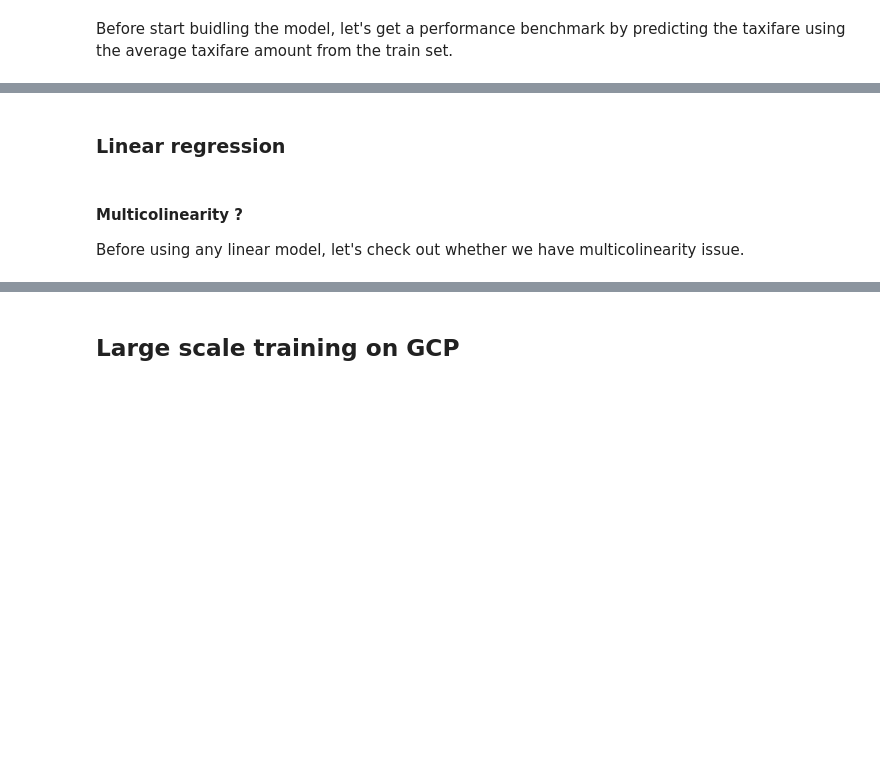
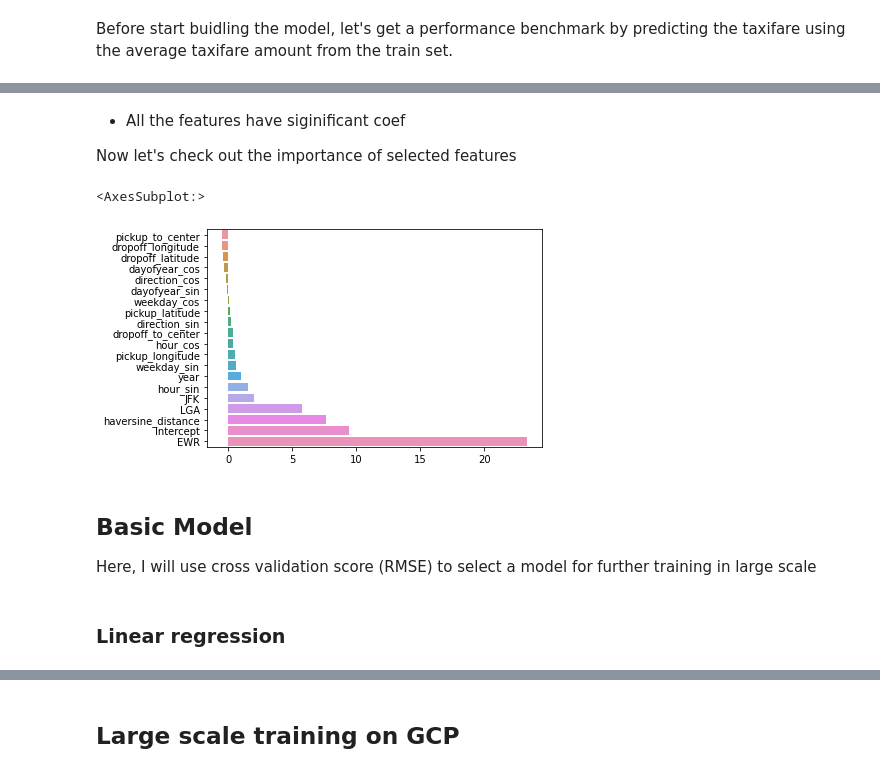
Before and after one commit to Guli-Y/NYCtaxifarePredictor, a Jupyter notebook: notebooks/NYC_taxi_fare_prediction.ipynb, the cells around one changed output, grey strips where cells are left out. Cells and saved outputs as stored; diff of their text form; code cells hidden in the pictures; blank space fills up the shorter version.

```diff
--- a/notebooks/NYC_taxi_fare_prediction.ipynb
+++ b/notebooks/NYC_taxi_fare_prediction.ipynb
@@ -909,0 +961,16 @@ df_clean[['haversine_distance', 'googlemap_distance',
+# %%
+def clean_train(df):
+    # drop the rows without haversine distance
+    df = df[~(df.haversine_distance.isnull())]
+    # dropping the trips that are not in NYC
+    idx_1 = df.pickup_longitude.between(-79.7624,-71.7517) & df.pickup_latitude.between(40.4772,45.0153)
+    idx_2 = df.dropoff_longitude.between(-79.7624,-71.7517) & df.dropoff_latitude.between(40.4772,45.0153)
+    df = df[idx_1|idx_2]
+    # trips with distance shorter than 200m
+    df.loc[df.haversine_distance<= 200, 'fare_amount'] = 2.5
+    # dropping trips with unrealistic fare amount
+    df = df[df.fare_amount.between(2.5, 200)]
+    return df
+
+train = clean_train(train)
+train.head()
@@ -910,7 +986,7 @@ df_clean[['haversine_distance', 'googlemap_distance',
 # %%
-from sklearn.preprocessing import RobustScaler
-scaling_columns = ['haversine_distance', 'googlemap_distance',
-       'manhattan_distance', 'pickup_to_center', 'dropoff_to_center']
-r_scaler = RobustScaler().fit(df_clean[scaling_columns])
-df_clean[scaling_columns] = r_scaler.transform(df_clean[scaling_columns])
-df_clean.describe()
+from sklearn.preprocessing import StandardScaler
+scaling_columns = ['pickup_longitude', 'pickup_latitude', 'dropoff_longitude', 'dropoff_latitude',
+                   'year', 'haversine_distance',  'pickup_to_center', 'dropoff_to_center']
+scaler = StandardScaler().fit(train[scaling_columns])
+train[scaling_columns] = scaler.transform(train[scaling_columns])
+train.describe()
@@ -941,6 +1013,3 @@ Let's split the data into train and validation sets.
-# %%
-from sklearn.model_selection import train_test_split
-train, val = train_test_split(df_clean, test_size=0.1, random_state=5)
 # %% [markdown]
 ## Model baseline
 # %% [markdown]
@@ -953,0 +1234,7 @@ rmse
+# %%
+# here are selected features
+X = ['pickup_longitude', 'pickup_latitude', 'dropoff_longitude', 'dropoff_latitude',
+     'direction_sin', 'direction_cos', 'haversine_distance',
+     'year', 'dayofyear_cos', 'dayofyear_sin', 'weekday_cos', 'weekday_sin', 'hour_cos','hour_sin',
+     'EWR', 'JFK', 'LGA',
+     'pickup_to_center', 'dropoff_to_center']
@@ -954,5 +1304,15 @@ rmse
+# %% [markdown]
+- All the features have siginificant coef
+
+Now let's check out the importance of selected features
+# %%
+sns.barplot(x=ols.params.sort_values(), y=ols.params.sort_values().index)
+# %% [output]
+<AxesSubplot:>
+[figure, added]
+# %% [markdown]
+## Basic Model
+
+Here, I will use cross validation score (RMSE) to select a model for further training in large scale
 # %% [markdown]
 ### Linear regression
-# %% [markdown]
-#### Multicolinearity ?
-Before using any linear model, let's check out whether we have multicolinearity issue.
```
Also changed, not shown: parts of 111 cells of this notebook, 1 other file.
